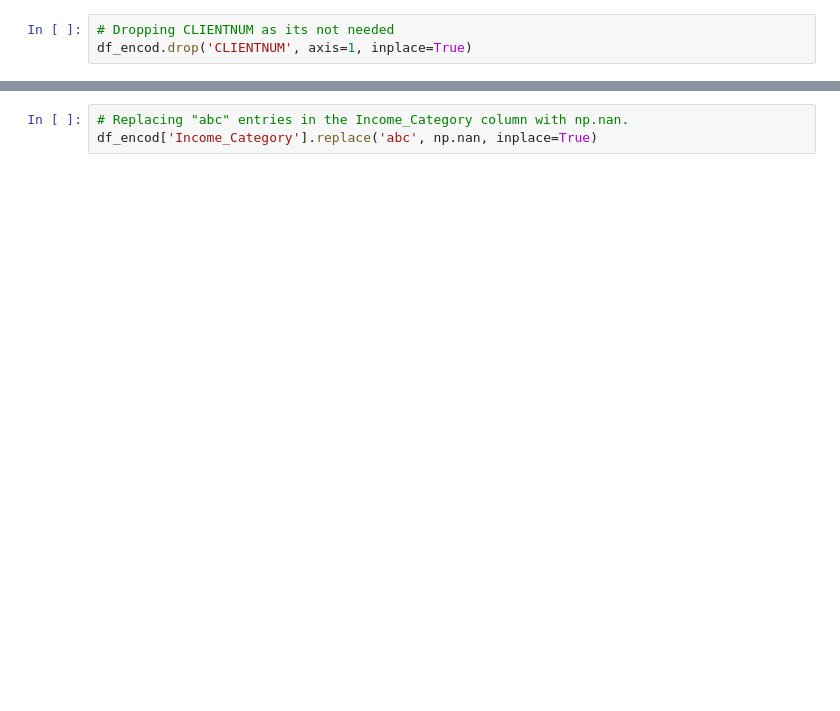
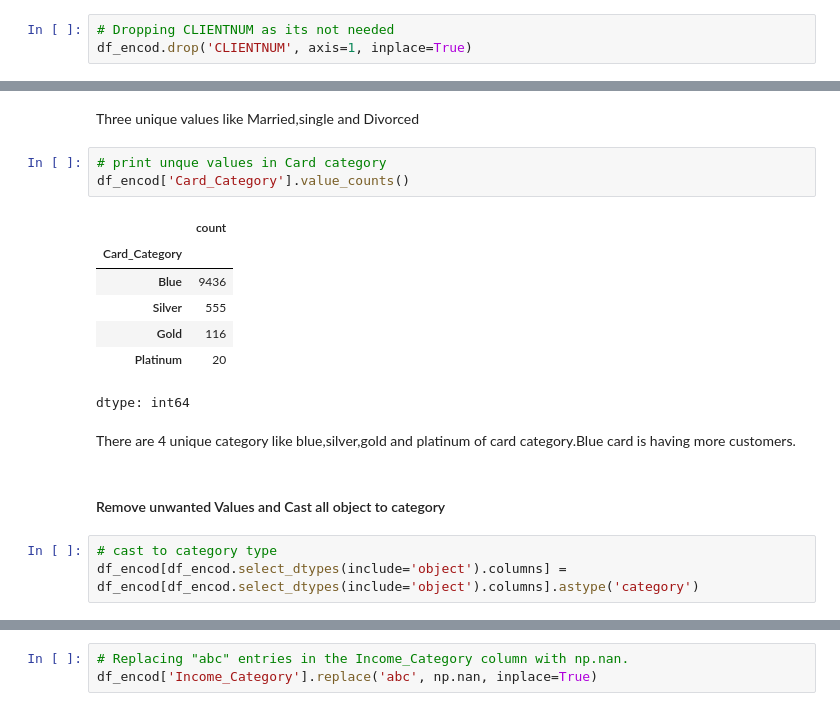
Before and after one commit to Rajesh2015/credit-card-user-churn-prediction, a Jupyter notebook: credit-card-churn-solution.ipynb, the cells around one changed output, grey strips where cells are left out. Saved outputs shown, nothing was run; the diff lists cells and outputs as text; blank space fills up the shorter version.

```diff
--- a/credit-card-churn-solution.ipynb
+++ b/credit-card-churn-solution.ipynb
@@ -241,0 +378,20 @@ It seems there is some random values like abc and around 1112 rows are for that
+# %% [markdown]
+Three unique values like Married,single and Divorced
+# %%
+# print unque values in Card category
+df_encod['Card_Category'].value_counts()
+# %% [output]
+|  | count |
+| Card_Category |  |
+| Blue | 9436 |
+| Silver | 555 |
+| Gold | 116 |
+| Platinum | 20 |
+dtype: int64
+# %% [markdown]
+There are 4 unique category like blue,silver,gold and platinum of card category.Blue card is having more customers.
+# %% [markdown]
+#### Remove unwanted Values and Cast all object to  category
+# %%
+# cast to category type
+df_encod[df_encod.select_dtypes(include='object').columns] = df_encod[df_encod.select_dtypes(include='object').columns].astype('category')
```
Also changed, not shown: parts of 20 cells of this notebook.
